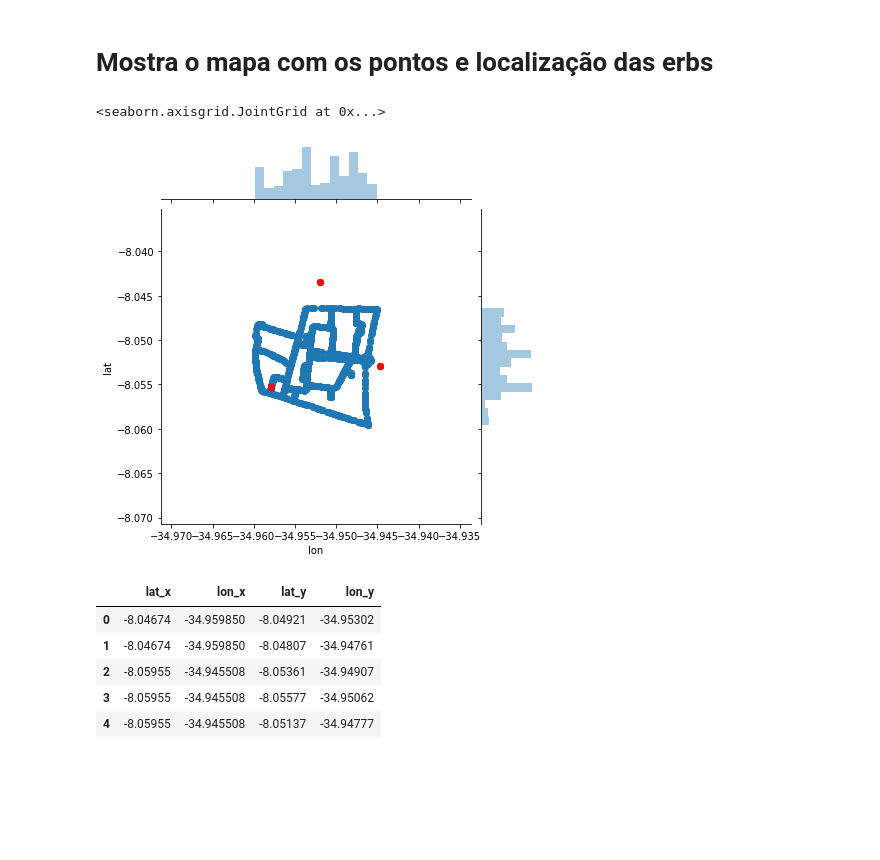
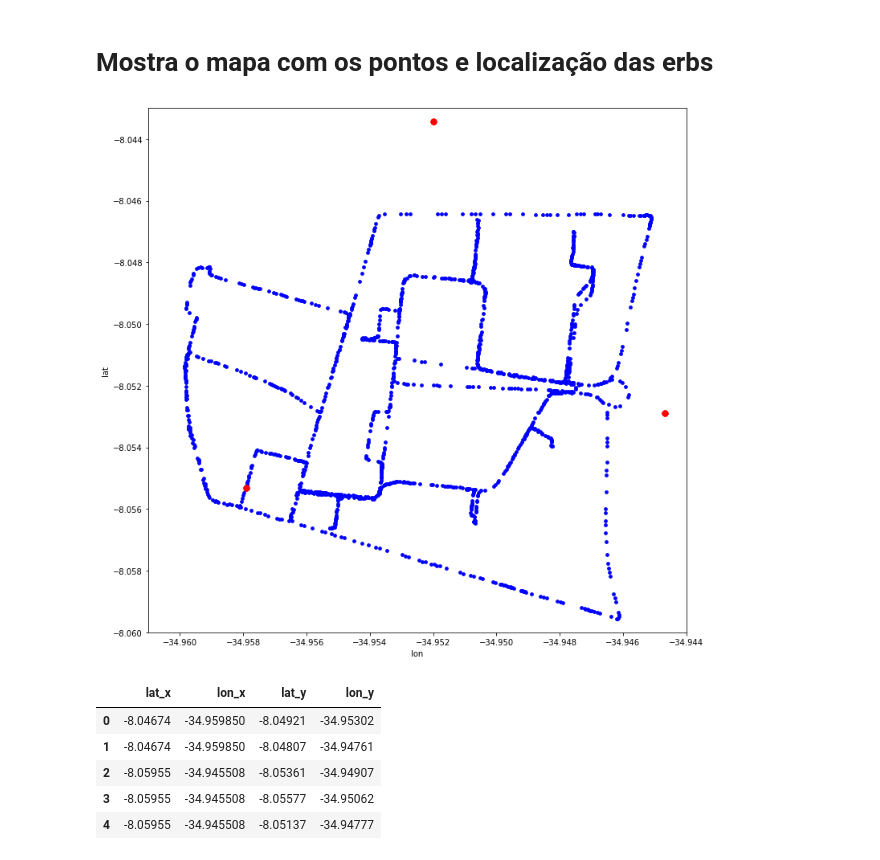
Before and after one commit to mbs8/CMoveis, a Jupyter notebook: visualization.ipynb, the cells around one changed output. Saved outputs shown, nothing was run; the diff lists cells and outputs as text; code cells hidden in the pictures; blank space fills up the shorter version.

```diff
--- a/visualization.ipynb
+++ b/visualization.ipynb
@@ -33,14 +43,15 @@ db.head()
 # %% [markdown]
 # Mostra o mapa com os pontos e localização das erbs
-# %%
-graph = sns.jointplot(x=db.lon, y=db.lat)
-
-graph.x = erbs.lon
-graph.y = erbs.lat
-graph.plot_joint(plt.scatter, color='red')
-# %% [output]
-<seaborn.axisgrid.JointGrid at 0x...>
-[figure, removed]
+# %%
+fig, ax = plt.subplots()
+ax.scatter(db['lon'], db['lat'], s = 14, color = 'blue', alpha = 1)
+ax.scatter(erbs['lon'], erbs['lat'], s = 50, color = 'red', alpha = 1)
+ax.set(xlabel = 'lon', ylabel = 'lat')
+plt.axis([-34.961,-34.944,-8.060,-8.043])
+plt.gcf().set_size_inches((12,12))
+plt.show()
+# %% [output]
+[figure, added]
 # %%
 dbTeorico = pd.read_csv('result/modelo_teorico_40.csv')
 testMap = merge_on_pontoId(dbTeorico, db)
```
Also changed, not shown: parts of 3 cells of this notebook.
